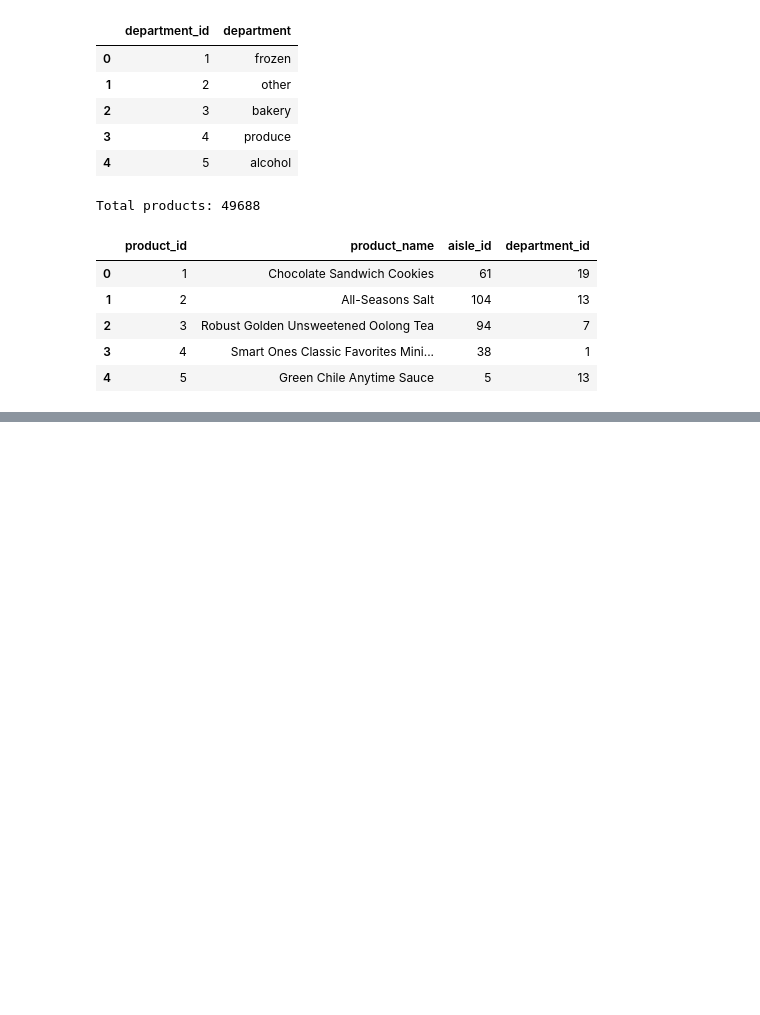
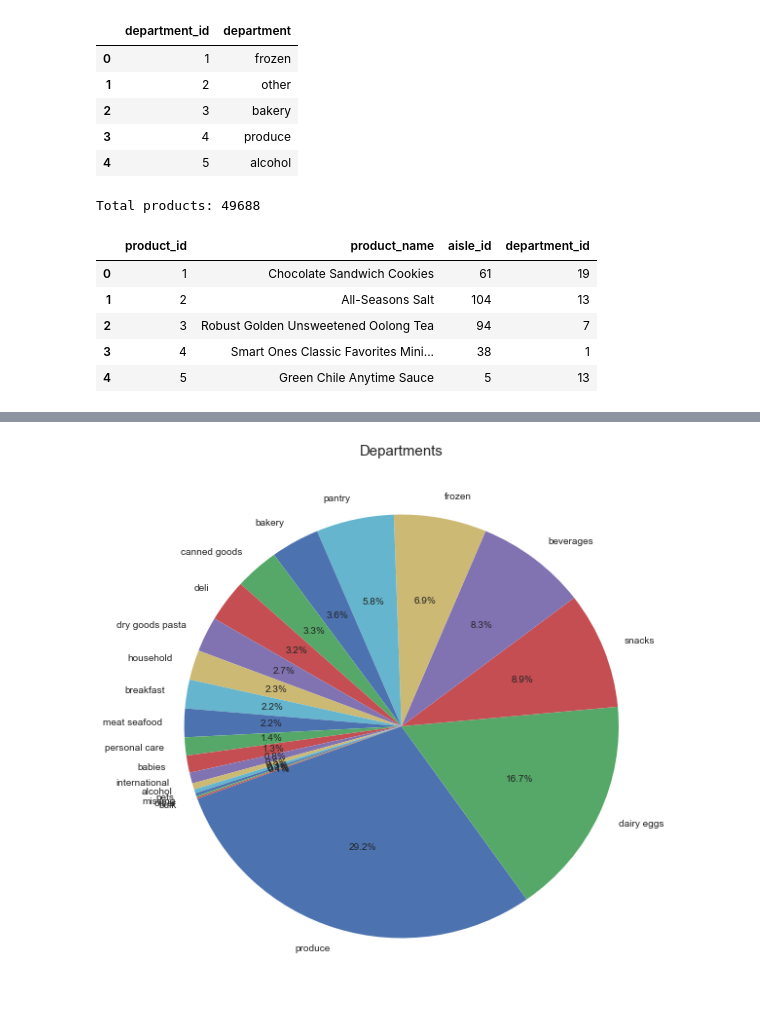
Before and after one commit to gary93039/Springboard, a Jupyter notebook: Instacart EDA.ipynb, the cells around one changed output, grey strips where cells are left out. Saved outputs shown, nothing was run; the diff lists cells and outputs as text; code cells hidden in the pictures; blank space fills up the shorter version.

```diff
--- a/Instacart EDA.ipynb
+++ b/Instacart EDA.ipynb
@@ -117,0 +243,5 @@ dtype: int64
+# %%
+priors = pd.merge(priors,departments, on='department_id', how='inner')
+print(priors.count())
+priors.info()
+priors.head()
@@ -117,0 +272,12 @@ dtype: int64
+# %%
+#pie chart to see the distribution of what products are ordered from which department the most
+plt.figure(figsize=(10,10))
+temp_series = priors['department'].value_counts()
+labels = (np.array(temp_series.index))
+sizes = (np.array((temp_series / temp_series.sum())*100))
+plt.pie(sizes, labels=labels,
+        autopct='%1.1f%%', startangle=200)
+plt.title("Departments", fontsize=15)
+plt.show()
+# %% [output]
+[figure, added]
```
Also changed, not shown: parts of 81 cells of this notebook.
